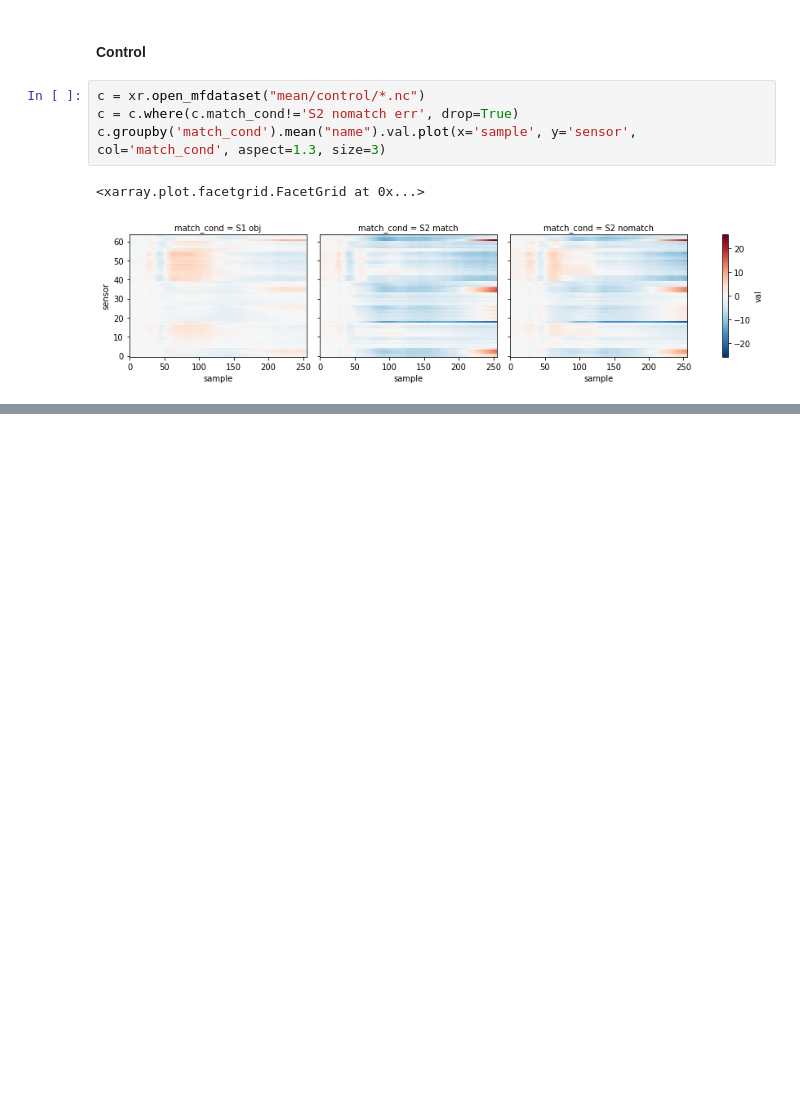
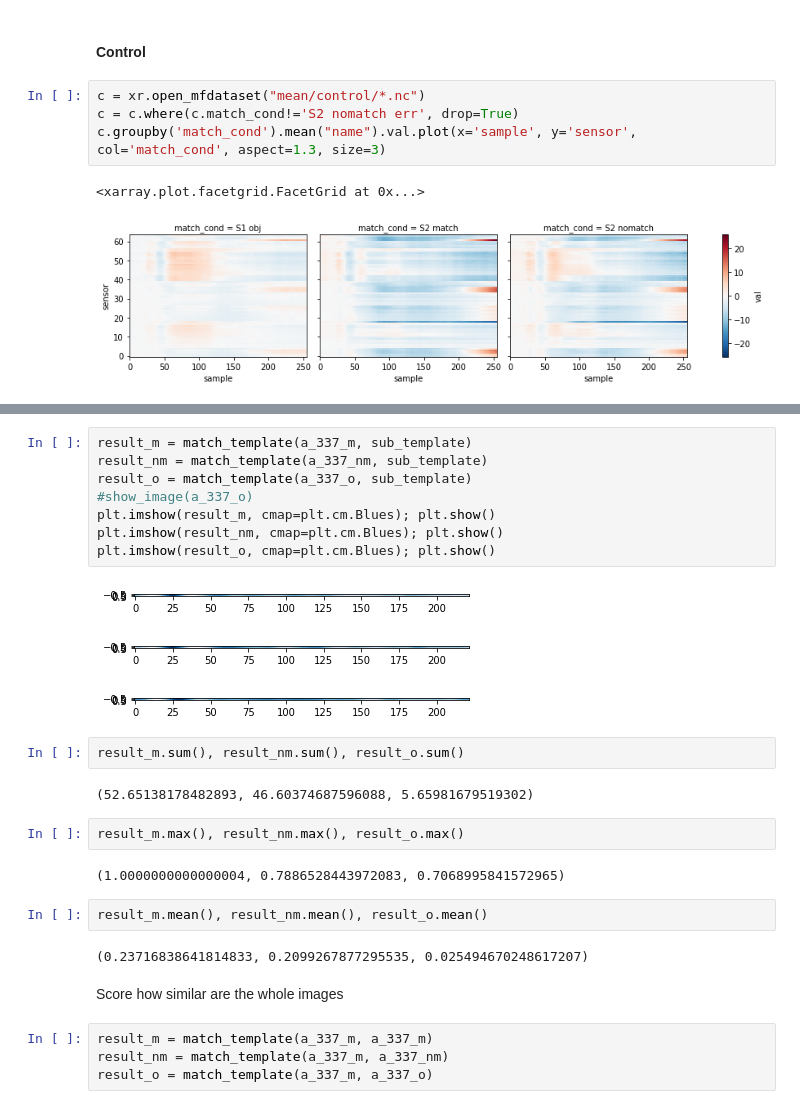
Before and after one commit to diramazioni/scratch-notebooks, a Jupyter notebook: eeg_mean.ipynb, the cells around one changed output, grey strips where cells are left out. Drawn from its saved outputs; the diff is of its cells as text; blank space fills up the shorter version.

```diff
--- a/eeg_mean.ipynb
+++ b/eeg_mean.ipynb
@@ -479,0 +500,30 @@ Also to notice how close the Alcoholic and Control group looks like once average
+# %%
+result_m = match_template(a_337_m, sub_template)
+result_nm = match_template(a_337_nm, sub_template)
+result_o = match_template(a_337_o, sub_template)
+#show_image(a_337_o)
+plt.imshow(result_m, cmap=plt.cm.Blues); plt.show()
+plt.imshow(result_nm, cmap=plt.cm.Blues); plt.show()
+plt.imshow(result_o, cmap=plt.cm.Blues); plt.show()
+# %% [output]
+[figure, added]
+[figure, added]
+[figure, added]
+# %%
+result_m.sum(), result_nm.sum(), result_o.sum()
+# %% [output]
+(52.65138178482893, 46.60374687596088, 5.65981679519302)
+# %%
+result_m.max(), result_nm.max(), result_o.max()
+# %% [output]
+(1.0000000000000004, 0.7886528443972083, 0.7068995841572965)
+# %%
+result_m.mean(), result_nm.mean(), result_o.mean()
+# %% [output]
+(0.23716838641814833, 0.2099267877295535, 0.025494670248617207)
+# %% [markdown]
+Score how similar are the whole images
+# %%
+result_m = match_template(a_337_m, a_337_m)
+result_nm = match_template(a_337_m, a_337_nm)
+result_o = match_template(a_337_m, a_337_o)
```
Also changed, not shown: parts of 8 cells of this notebook, 1 other file.
